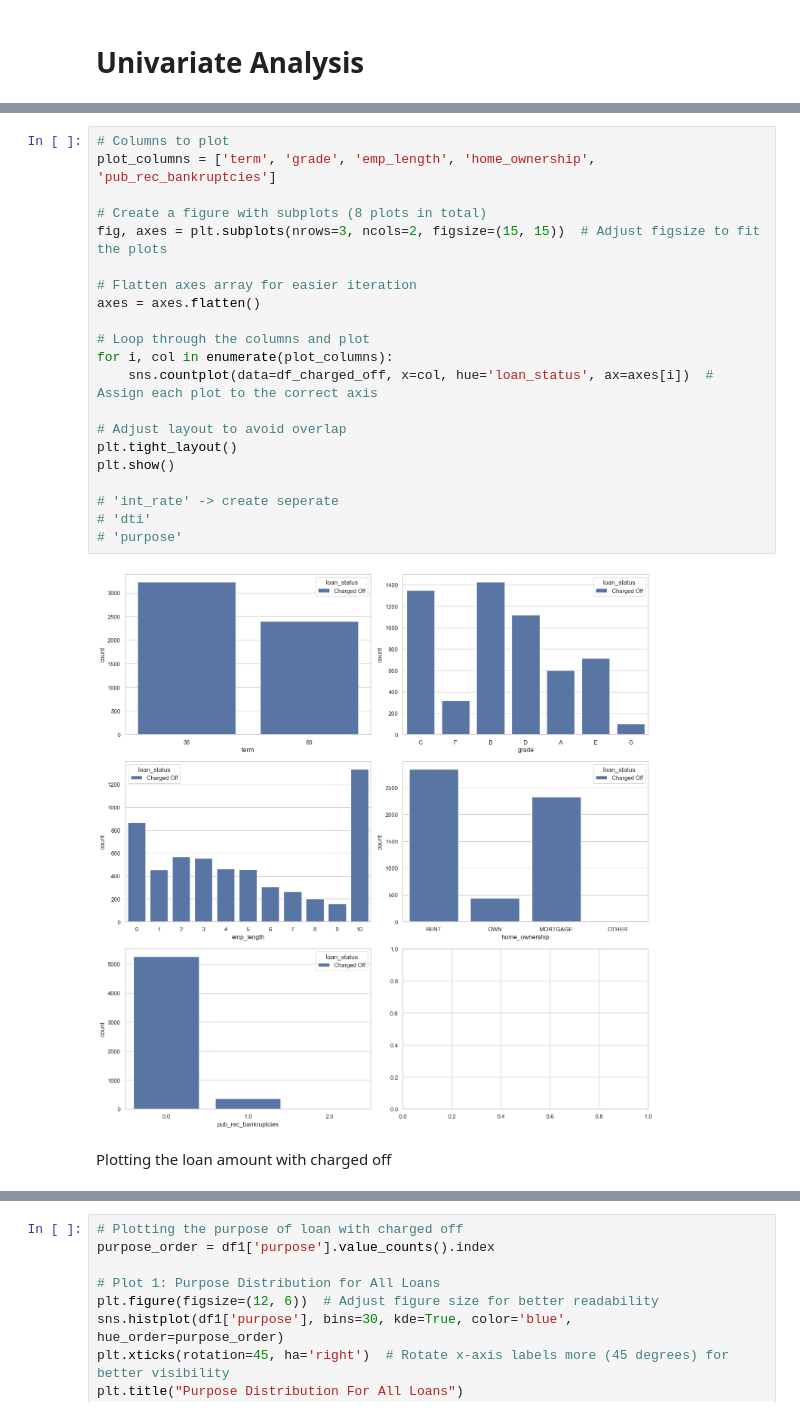
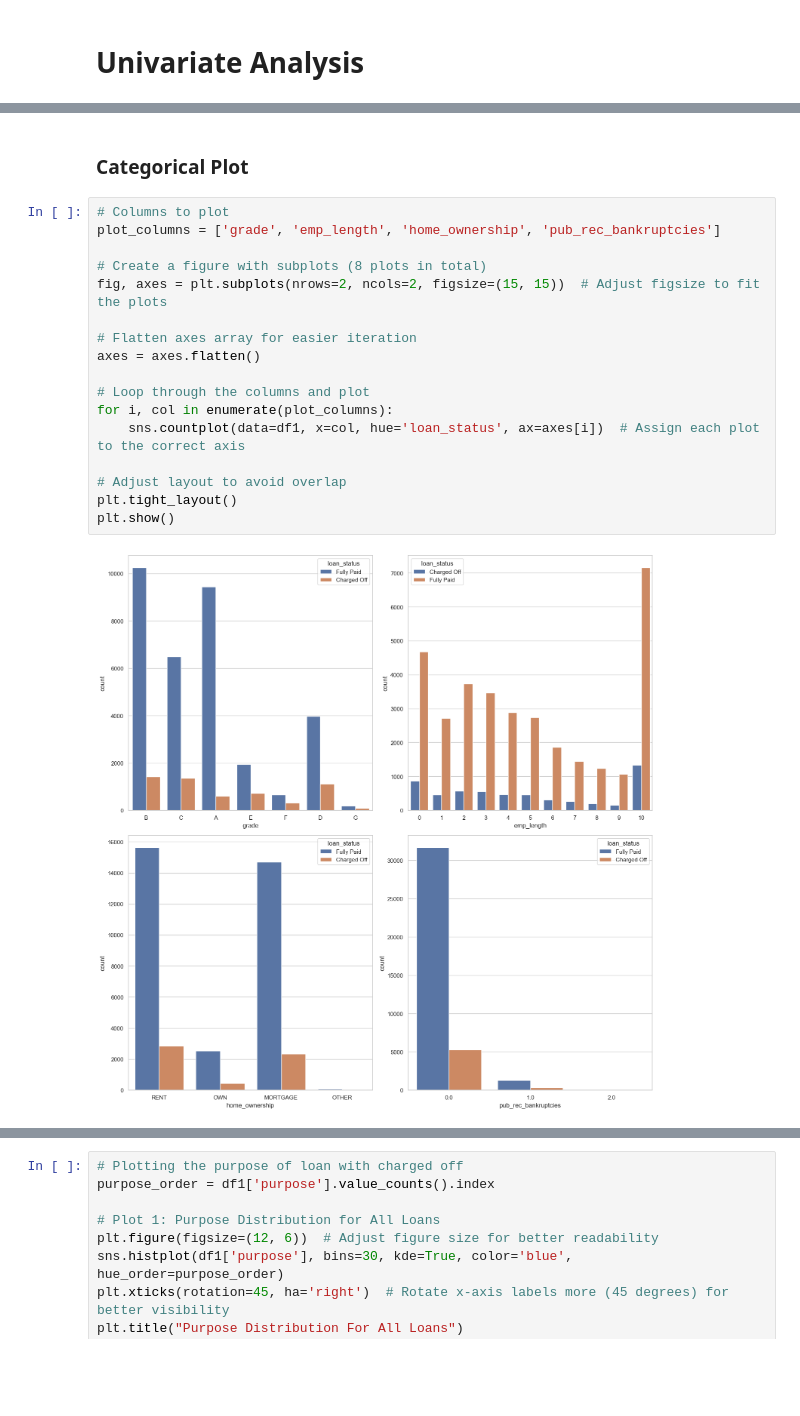
Before and after one commit to vijaykumar-qait/LendingClubCaseStudy, a Jupyter notebook: Vijay_Kumar.ipynb, the cells around one changed output, grey strips where cells are left out. Saved outputs shown, nothing was run; the diff lists cells and outputs as text; blank space fills up the shorter version.

Commit message:
segregate numerical and categorical univariate analysis

```diff
--- a/Vijay_Kumar.ipynb
+++ b/Vijay_Kumar.ipynb
@@ -582,25 +673,21 @@ print(grouped_summary_charged_off)
+# %% [markdown]
+### Categorical Plot
 # %%
 # Columns to plot
-plot_columns = ['term', 'grade', 'emp_length', 'home_ownership', 'pub_rec_bankruptcies']
+plot_columns = ['grade', 'emp_length', 'home_ownership', 'pub_rec_bankruptcies']
 
 # Create a figure with subplots (8 plots in total)
-fig, axes = plt.subplots(nrows=3, ncols=2, figsize=(15, 15))  # Adjust figsize to fit the plots
+fig, axes = plt.subplots(nrows=2, ncols=2, figsize=(15, 15))  # Adjust figsize to fit the plots
 
 # Flatten axes array for easier iteration
 axes = axes.flatten()
 
 # Loop through the columns and plot
 for i, col in enumerate(plot_columns):
-    sns.countplot(data=df_charged_off, x=col, hue='loan_status', ax=axes[i])  # Assign each plot to the correct axis
+    sns.countplot(data=df1, x=col, hue='loan_status', ax=axes[i])  # Assign each plot to the correct axis
 
 # Adjust layout to avoid overlap
 plt.tight_layout()
 plt.show()
-
-# 'int_rate' -> create seperate
-# 'dti'
-# 'purpose'
 # %% [output]
-[figure, old version]
+[figure, new version]
-# %% [markdown]
-Plotting the loan amount with charged off
```
Also changed, not shown: parts of 16 cells of this notebook.
